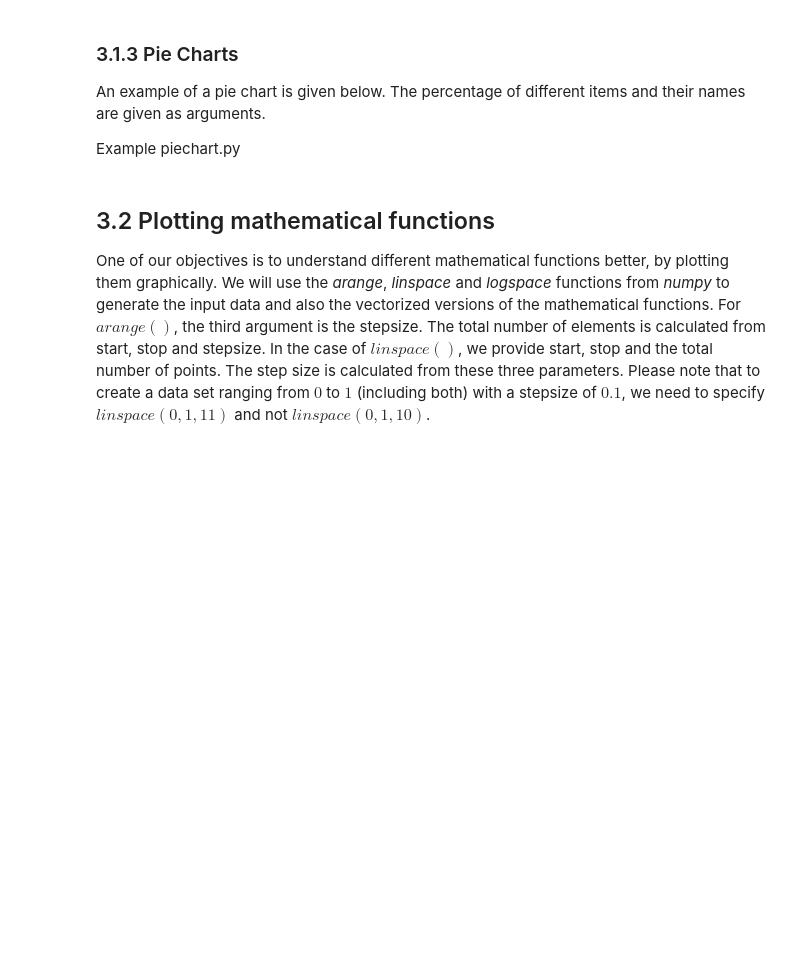
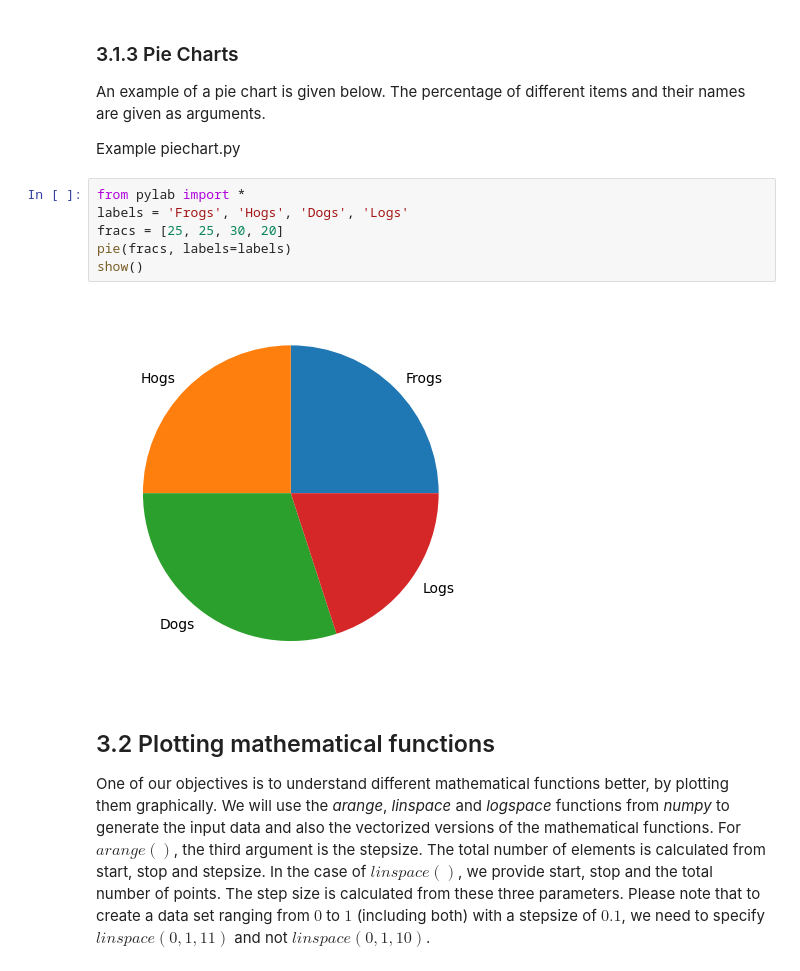
Before and after one commit to jacobantony987/python, a Jupyter notebook: 5SEC300 Python.ipynb, the cells around one changed output. Drawn from its saved outputs; the diff is of its cells as text; blank space fills up the shorter version.

```diff
--- a/5SEC300 Python.ipynb
+++ b/5SEC300 Python.ipynb
@@ -1789,6 +1807,14 @@ Example polar.py
 An example of a pie chart is given below. The percentage of different items and their names are given as arguments.
 
 Example piechart.py
+# %%
+from pylab import *
+labels = 'Frogs', 'Hogs', 'Dogs', 'Logs'
+fracs = [25, 25, 30, 20]
+pie(fracs, labels=labels)
+show()
+# %% [output]
+[figure, added]
 # %% [markdown]
 ## 3.2 Plotting mathematical functions
 
```
Also changed, not shown: parts of 68 cells of this notebook.
